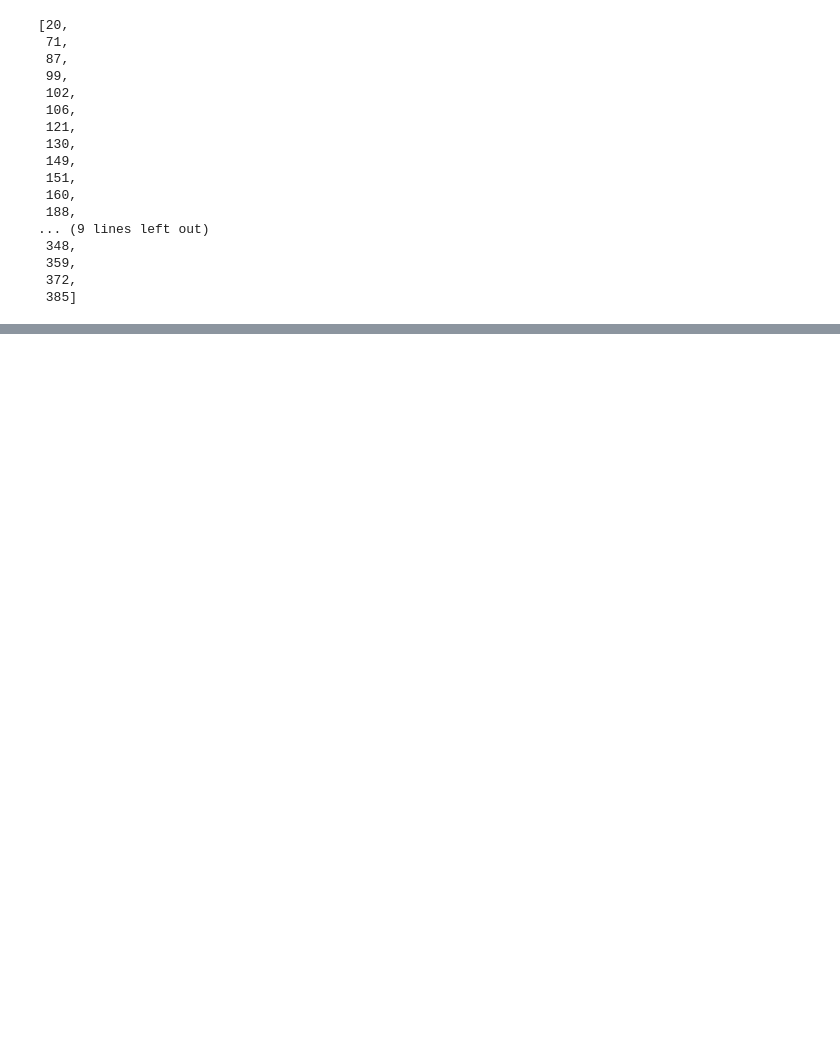
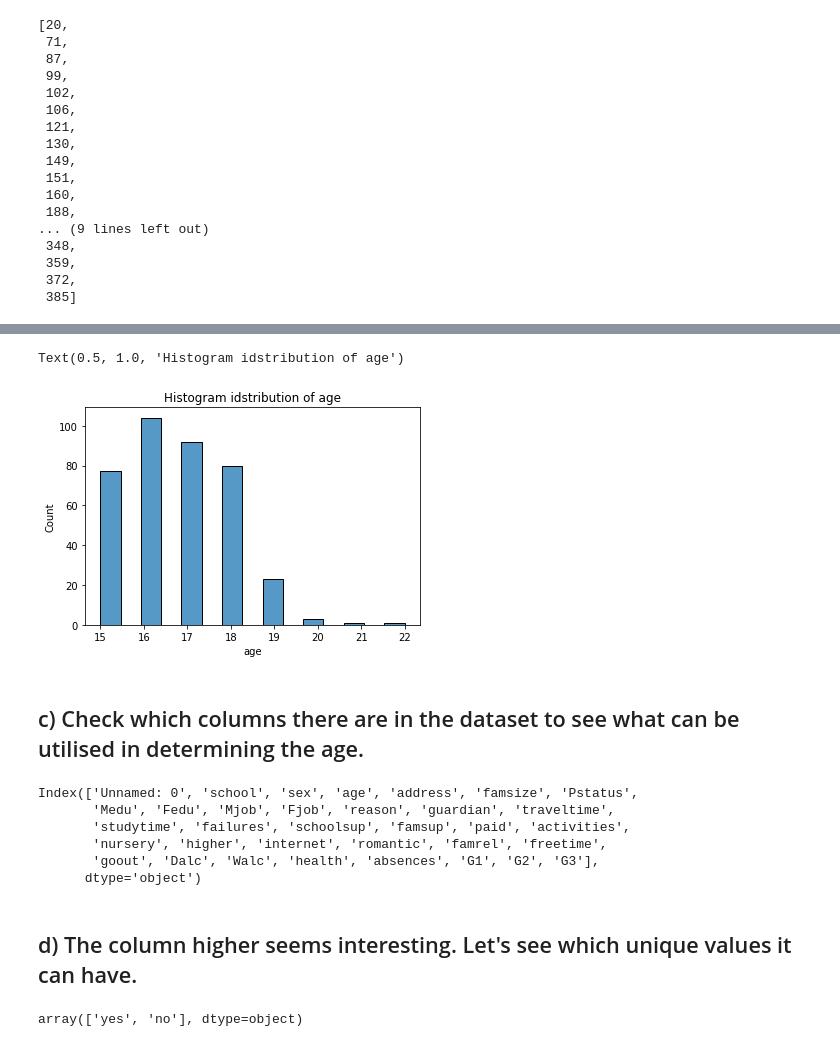
Before and after one commit to cooperhankun/DataBehandling-KunHan, a Jupyter notebook: Exercises/missing_value.ipynb, the cells around one changed output, grey strips where cells are left out. Cells and saved outputs as stored; diff of their text form; code cells hidden in the pictures; blank space fills up the shorter version.

```diff
--- a/Exercises/missing_value.ipynb
+++ b/Exercises/missing_value.ipynb
@@ -60,0 +97,22 @@ sorted(list_missing)
+# %%
+sns.histplot(student_mat_droped["age"], bins = 15).set_title("Histogram idstribution of age")
+# %% [output]
+Text(0.5, 1.0, 'Histogram idstribution of age')
+[figure, added]
+# %% [markdown]
+##   c) Check which columns there are in the dataset to see what can be utilised in determining the age.
+# %%
+student_mat_droped.columns
+# %% [output]
+Index(['Unnamed: 0', 'school', 'sex', 'age', 'address', 'famsize', 'Pstatus',
+       'Medu', 'Fedu', 'Mjob', 'Fjob', 'reason', 'guardian', 'traveltime',
+       'studytime', 'failures', 'schoolsup', 'famsup', 'paid', 'activities',
+       'nursery', 'higher', 'internet', 'romantic', 'famrel', 'freetime',
+       'goout', 'Dalc', 'Walc', 'health', 'absences', 'G1', 'G2', 'G3'],
+      dtype='object')
+# %% [markdown]
+## d) The column higher seems interesting. Let's see which unique values it can have.
+# %%
+student_mat_droped["higher"].unique()
+# %% [output]
+array(['yes', 'no'], dtype=object)
```
Also changed, not shown: parts of 15 cells of this notebook, 1 other file.
